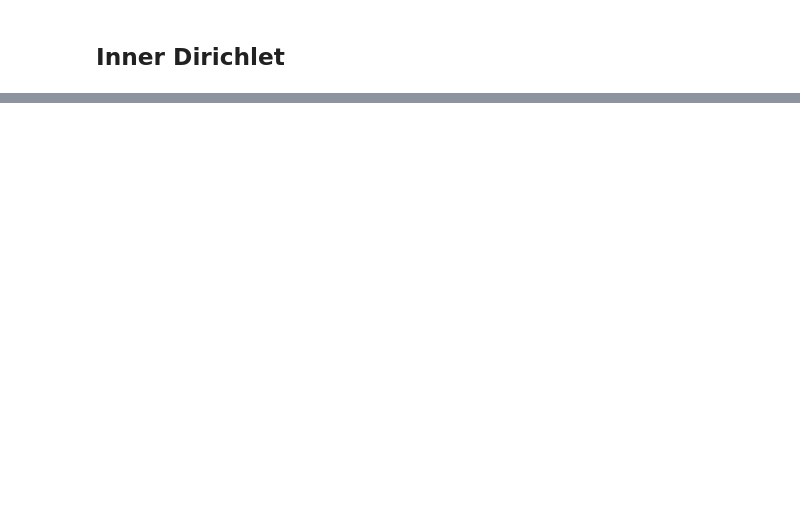
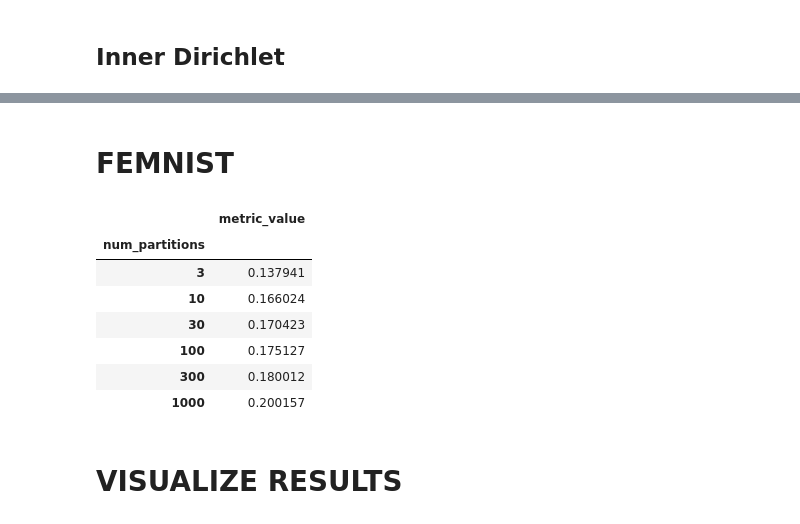
Before and after one commit to adam-narozniak/FL-heterogeneity, a Jupyter notebook: heterogeneity/notebooks/ExplorationHellinger.ipynb, the cells around one changed output, grey strips where cells are left out. Drawn from its saved outputs; the diff is of its cells as text; code cells hidden in the pictures; blank space fills up the shorter version.

Commit message:
Update Hellinger notebook

```diff
--- a/heterogeneity/notebooks/ExplorationHellinger.ipynb
+++ b/heterogeneity/notebooks/ExplorationHellinger.ipynb
@@ -414,0 +200,17 @@ array([ 3929,    70, 14961, 26465,     5,    32,  2311,   609,  1497,
+# %% [markdown]
+# FEMNIST
+# %%
+import pandas as pd
+path = "../../results/adamnarozniak_old/femnist/IidPartitioner/compute_hellinger_distance.csv"
+femnist_helinger = pd.read_csv(path)
+femnist_helinger = femnist_helinger.drop_duplicates()
+femnist_helinger.groupby(["num_partitions"])["metric_value"].mean().to_frame().style.background_gradient(axis=None)
+# %% [output]
+|  | metric_value |
+| num_partitions |  |
+| 3 | 0.137941 |
+| 10 | 0.166024 |
+| 30 | 0.170423 |
+| 100 | 0.175127 |
+| 300 | 0.180012 |
+| 1000 | 0.200157 |
@@ -414,0 +224,2 @@ array([ 3929,    70, 14961, 26465,     5,    32,  2311,   609,  1497,
+# %% [markdown]
+# VISUALIZE RESULTS
```
Also changed, not shown: parts of 20 cells of this notebook.
